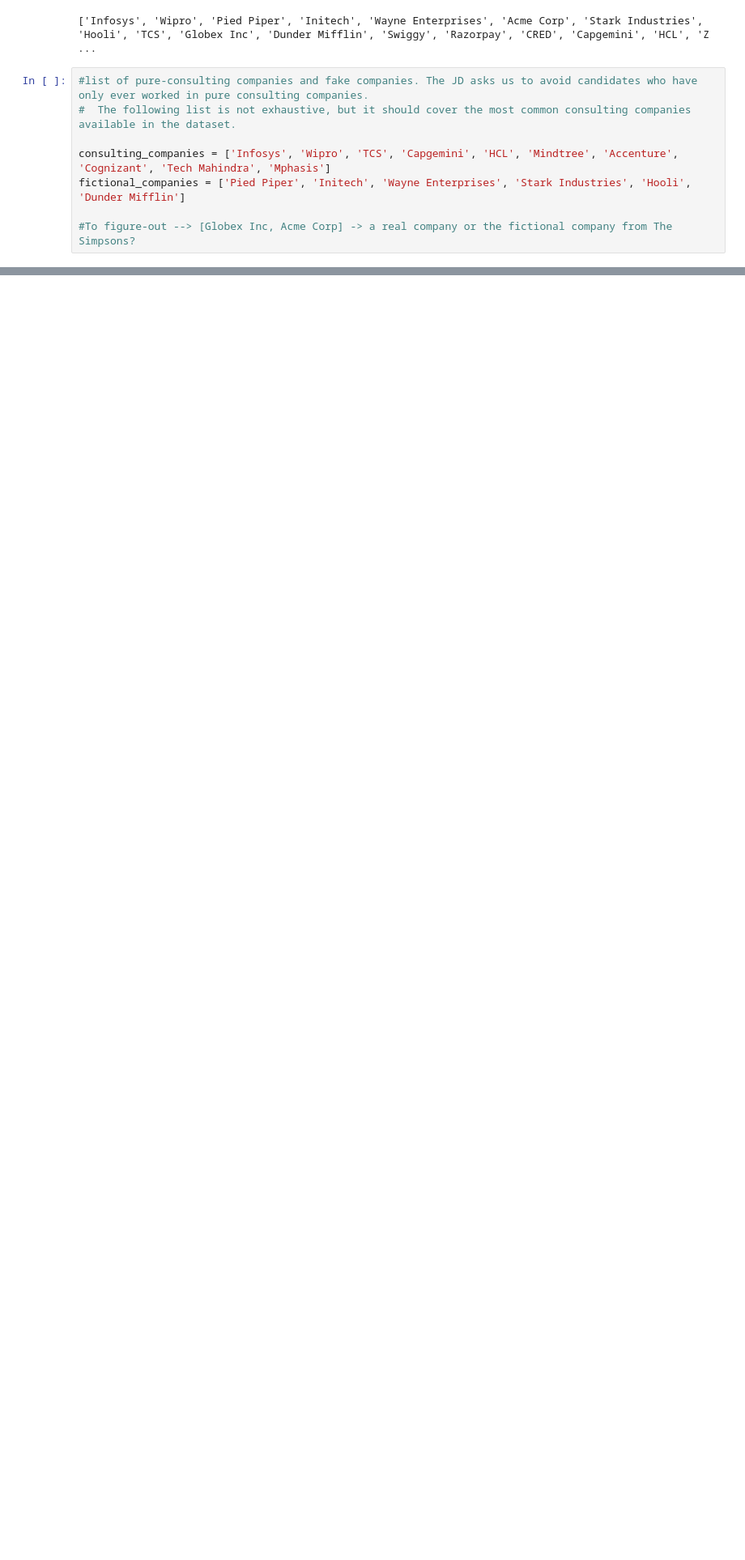
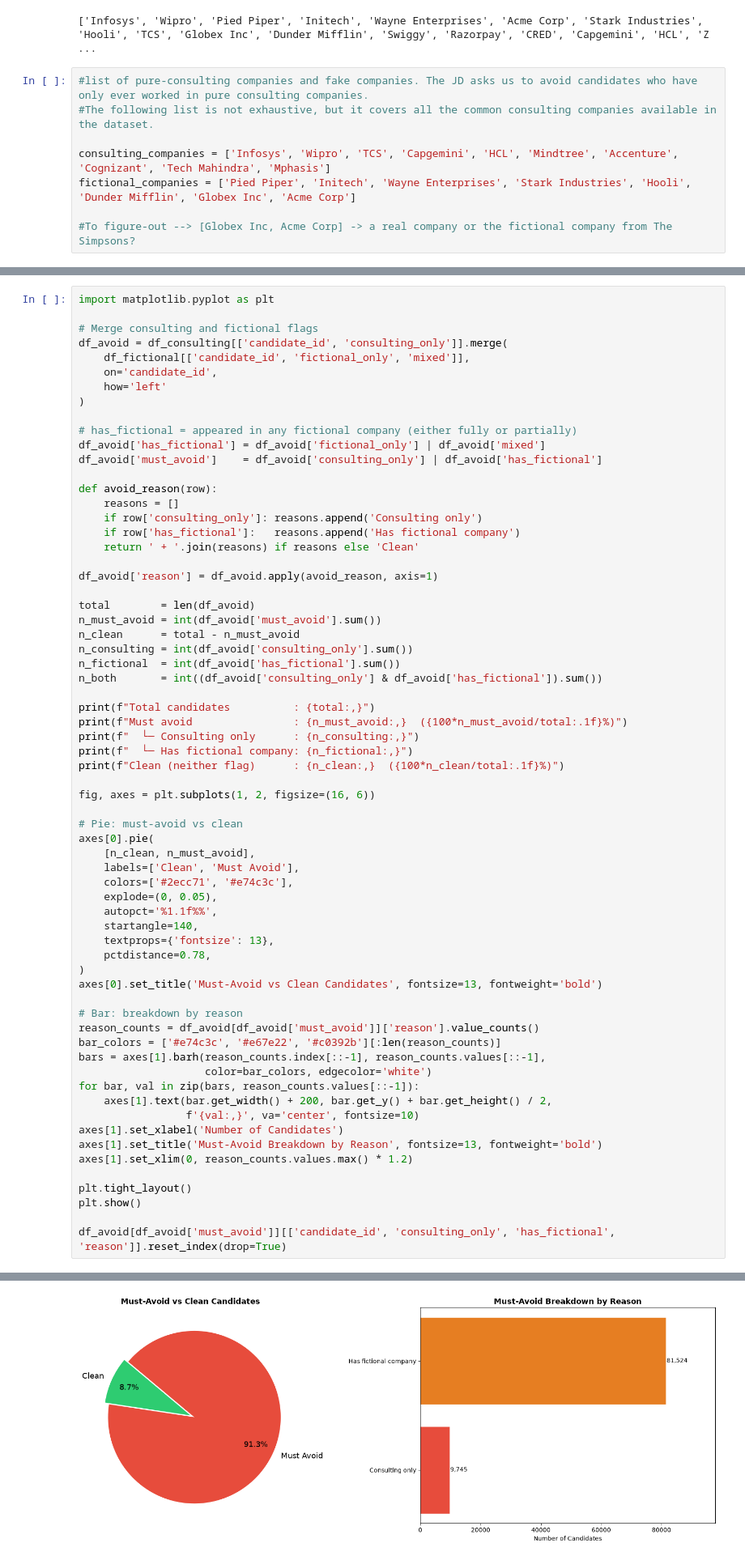
Before and after one commit to Tanav-Kolar/Resume-Ranker, a Jupyter notebook: eda.ipynb, the cells around one changed output, grey strips where cells are left out. Shown at 81% size. Saved outputs shown, nothing was run; the diff lists cells and outputs as text; blank space fills up the shorter version.

```diff
--- a/eda.ipynb
+++ b/eda.ipynb
@@ -296,10 +281,10 @@ print(all_companies)
 ['Infosys', 'Wipro', 'Pied Piper', 'Initech', 'Wayne Enterprises', 'Acme Corp', 'Stark Industries', 'Hooli', 'TCS', 'Globex Inc', 'Dunder Mifflin', 'Swiggy', 'Razorpay', 'CRED', 'Capgemini', 'HCL', 'Z ...
 # %%
 #list of pure-consulting companies and fake companies. The JD asks us to avoid candidates who have only ever worked in pure consulting companies.
-#  The following list is not exhaustive, but it should cover the most common consulting companies available in the dataset.
+#The following list is not exhaustive, but it covers all the common consulting companies available in the dataset.
 
 consulting_companies = ['Infosys', 'Wipro', 'TCS', 'Capgemini', 'HCL', 'Mindtree', 'Accenture', 'Cognizant', 'Tech Mahindra', 'Mphasis']
-fictional_companies = ['Pied Piper', 'Initech', 'Wayne Enterprises', 'Stark Industries', 'Hooli', 'Dunder Mifflin']
+fictional_companies = ['Pied Piper', 'Initech', 'Wayne Enterprises', 'Stark Industries', 'Hooli', 'Dunder Mifflin', 'Globex Inc', 'Acme Corp']
 
 #To figure-out --> [Globex Inc, Acme Corp] -> a real company or the fictional company from The Simpsons?
 # %%
@@ -367,0 +419,67 @@ Mixed/product  (False): 90,255
+# %%
+import matplotlib.pyplot as plt
+
+# Merge consulting and fictional flags
+df_avoid = df_consulting[['candidate_id', 'consulting_only']].merge(
+    df_fictional[['candidate_id', 'fictional_only', 'mixed']],
+    on='candidate_id',
+    how='left'
+)
+
+# has_fictional = appeared in any fictional company (either fully or partially)
+df_avoid['has_fictional'] = df_avoid['fictional_only'] | df_avoid['mixed']
+df_avoid['must_avoid']    = df_avoid['consulting_only'] | df_avoid['has_fictional']
+
+def avoid_reason(row):
+    reasons = []
+    if row['consulting_only']: reasons.append('Consulting only')
+    if row['has_fictional']:   reasons.append('Has fictional company')
+    return ' + '.join(reasons) if reasons else 'Clean'
+
+df_avoid['reason'] = df_avoid.apply(avoid_reason, axis=1)
+
+total        = len(df_avoid)
+n_must_avoid = int(df_avoid['must_avoid'].sum())
+n_clean      = total - n_must_avoid
+n_consulting = int(df_avoid['consulting_only'].sum())
+n_fictional  = int(df_avoid['has_fictional'].sum())
+n_both       = int((df_avoid['consulting_only'] & df_avoid['has_fictional']).sum())
+
+print(f"Total candidates          : {total:,}")
+print(f"Must avoid                : {n_must_avoid:,}  ({100*n_must_avoid/total:.1f}%)")
+print(f"  └─ Consulting only      : {n_consulting:,}")
+print(f"  └─ Has fictional company: {n_fictional:,}")
+print(f"Clean (neither flag)      : {n_clean:,}  ({100*n_clean/total:.1f}%)")
+
+fig, axes = plt.subplots(1, 2, figsize=(16, 6))
+
+# Pie: must-avoid vs clean
+axes[0].pie(
+    [n_clean, n_must_avoid],
+    labels=['Clean', 'Must Avoid'],
+    colors=['#2ecc71', '#e74c3c'],
+    explode=(0, 0.05),
+    autopct='%1.1f%%',
+    startangle=140,
+    textprops={'fontsize': 13},
+    pctdistance=0.78,
+)
+axes[0].set_title('Must-Avoid vs Clean Candidates', fontsize=13, fontweight='bold')
+
+# Bar: breakdown by reason
+reason_counts = df_avoid[df_avoid['must_avoid']]['reason'].value_counts()
+bar_colors = ['#e74c3c', '#e67e22', '#c0392b'][:len(reason_counts)]
+bars = axes[1].barh(reason_counts.index[::-1], reason_counts.values[::-1],
+                    color=bar_colors, edgecolor='white')
+for bar, val in zip(bars, reason_counts.values[::-1]):
+    axes[1].text(bar.get_width() + 200, bar.get_y() + bar.get_height() / 2,
+                 f'{val:,}', va='center', fontsize=10)
+axes[1].set_xlabel('Number of Candidates')
+axes[1].set_title('Must-Avoid Breakdown by Reason', fontsize=13, fontweight='bold')
+axes[1].set_xlim(0, reason_counts.values.max() * 1.2)
+
+plt.tight_layout()
+plt.show()
+
+df_avoid[df_avoid['must_avoid']][['candidate_id', 'consulting_only', 'has_fictional', 'reason']].reset_index(drop=True)
+# %% [output]
@@ -367,0 +491 @@ Mixed/product  (False): 90,255
+[figure, added]
```
Also changed, not shown: parts of 15 cells of this notebook.
